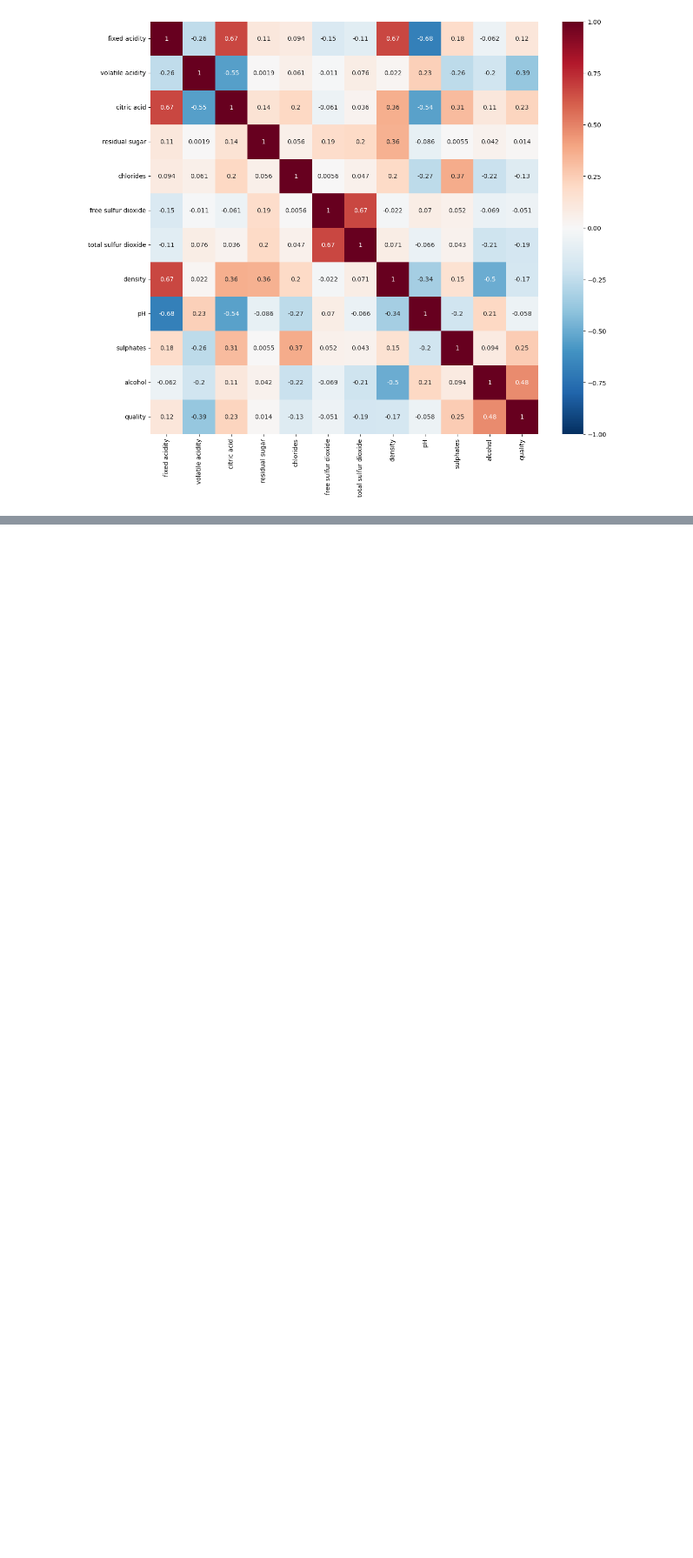
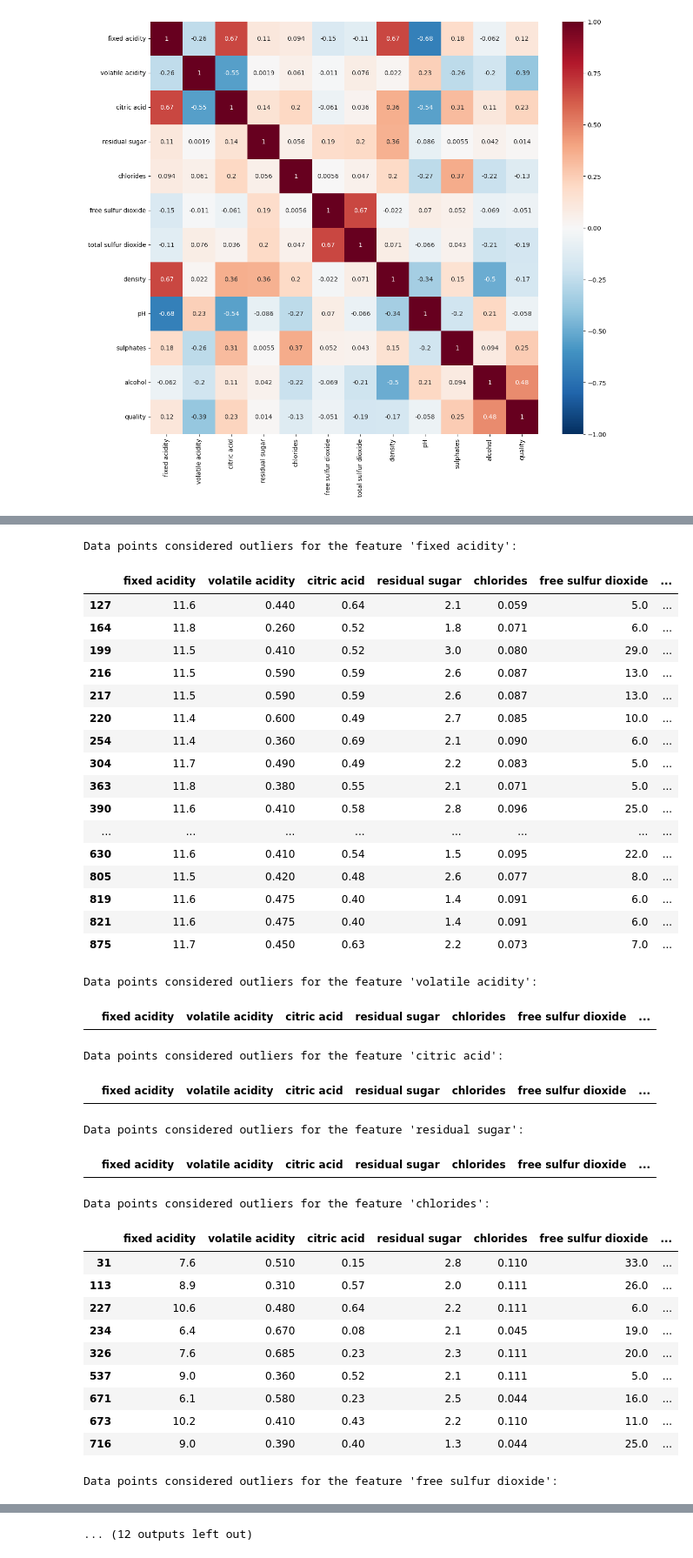
Before and after one commit to manishkhadka13/Python-Codes, a Jupyter notebook: Mini Projects/WineQuality/game_of_wines.ipynb, the cells around one changed output, grey strips where cells are left out. Shown at 87% size. Cells and saved outputs as stored; diff of their text form; code cells hidden in the pictures; blank space fills up the shorter version.

Commit message:
Performed EDA and outlier removal

```diff
--- a/Mini Projects/WineQuality/game_of_wines.ipynb
+++ b/Mini Projects/WineQuality/game_of_wines.ipynb
@@ -50,0 +62,54 @@ plt.show()
+# %%
+#Outlier Detection
+for feature in data.keys():
+    Q1 = np.percentile(data[feature], q=25)
+    Q3 = np.percentile(data[feature], q=75)
+    IQR = Q3 - Q1
+    step = 1.5 * IQR
+
+    print(f"Data points considered outliers for the feature '{feature}':")
+
+    outliers_mask = ~((data[feature] >= Q1 - step) & (data[feature] <= Q3 + step))
+
+    display(data[outliers_mask])
+
+    outliers = data[outliers_mask].index.tolist()
+
+    good_data = data.drop(outliers).reset_index(drop=True)
+# %% [output]
+Data points considered outliers for the feature 'fixed acidity':
+|  | fixed acidity | volatile acidity | citric acid | residual sugar | chlorides | free sulfur dioxide | ... |
+| 127 | 11.6 | 0.440 | 0.64 | 2.1 | 0.059 | 5.0 | ... |
+| 164 | 11.8 | 0.260 | 0.52 | 1.8 | 0.071 | 6.0 | ... |
+| 199 | 11.5 | 0.410 | 0.52 | 3.0 | 0.080 | 29.0 | ... |
+| 216 | 11.5 | 0.590 | 0.59 | 2.6 | 0.087 | 13.0 | ... |
+| 217 | 11.5 | 0.590 | 0.59 | 2.6 | 0.087 | 13.0 | ... |
+| 220 | 11.4 | 0.600 | 0.49 | 2.7 | 0.085 | 10.0 | ... |
+| 254 | 11.4 | 0.360 | 0.69 | 2.1 | 0.090 | 6.0 | ... |
+| 304 | 11.7 | 0.490 | 0.49 | 2.2 | 0.083 | 5.0 | ... |
+| 363 | 11.8 | 0.380 | 0.55 | 2.1 | 0.071 | 5.0 | ... |
+| 390 | 11.6 | 0.410 | 0.58 | 2.8 | 0.096 | 25.0 | ... |
+| ... | ... | ... | ... | ... | ... | ... | ... |
+| 630 | 11.6 | 0.410 | 0.54 | 1.5 | 0.095 | 22.0 | ... |
+| 805 | 11.5 | 0.420 | 0.48 | 2.6 | 0.077 | 8.0 | ... |
+| 819 | 11.6 | 0.475 | 0.40 | 1.4 | 0.091 | 6.0 | ... |
+| 821 | 11.6 | 0.475 | 0.40 | 1.4 | 0.091 | 6.0 | ... |
+| 875 | 11.7 | 0.450 | 0.63 | 2.2 | 0.073 | 7.0 | ... |
+Data points considered outliers for the feature 'volatile acidity':
+|  | fixed acidity | volatile acidity | citric acid | residual sugar | chlorides | free sulfur dioxide | ... |
+Data points considered outliers for the feature 'citric acid':
+|  | fixed acidity | volatile acidity | citric acid | residual sugar | chlorides | free sulfur dioxide | ... |
+Data points considered outliers for the feature 'residual sugar':
+|  | fixed acidity | volatile acidity | citric acid | residual sugar | chlorides | free sulfur dioxide | ... |
+Data points considered outliers for the feature 'chlorides':
+|  | fixed acidity | volatile acidity | citric acid | residual sugar | chlorides | free sulfur dioxide | ... |
+| 31 | 7.6 | 0.510 | 0.15 | 2.8 | 0.110 | 33.0 | ... |
+| 113 | 8.9 | 0.310 | 0.57 | 2.0 | 0.111 | 26.0 | ... |
+| 227 | 10.6 | 0.480 | 0.64 | 2.2 | 0.111 | 6.0 | ... |
+| 234 | 6.4 | 0.670 | 0.08 | 2.1 | 0.045 | 19.0 | ... |
+| 326 | 7.6 | 0.685 | 0.23 | 2.3 | 0.111 | 20.0 | ... |
+| 537 | 9.0 | 0.360 | 0.52 | 2.1 | 0.111 | 5.0 | ... |
+| 671 | 6.1 | 0.580 | 0.23 | 2.5 | 0.044 | 16.0 | ... |
+| 673 | 10.2 | 0.410 | 0.43 | 2.2 | 0.110 | 11.0 | ... |
+| 716 | 9.0 | 0.390 | 0.40 | 1.3 | 0.044 | 25.0 | ... |
+Data points considered outliers for the feature 'free sulfur dioxide':
@@ -50,0 +124 @@ plt.show()
+... (12 outputs left out)
```
Also changed, not shown: parts of 3 cells of this notebook.
